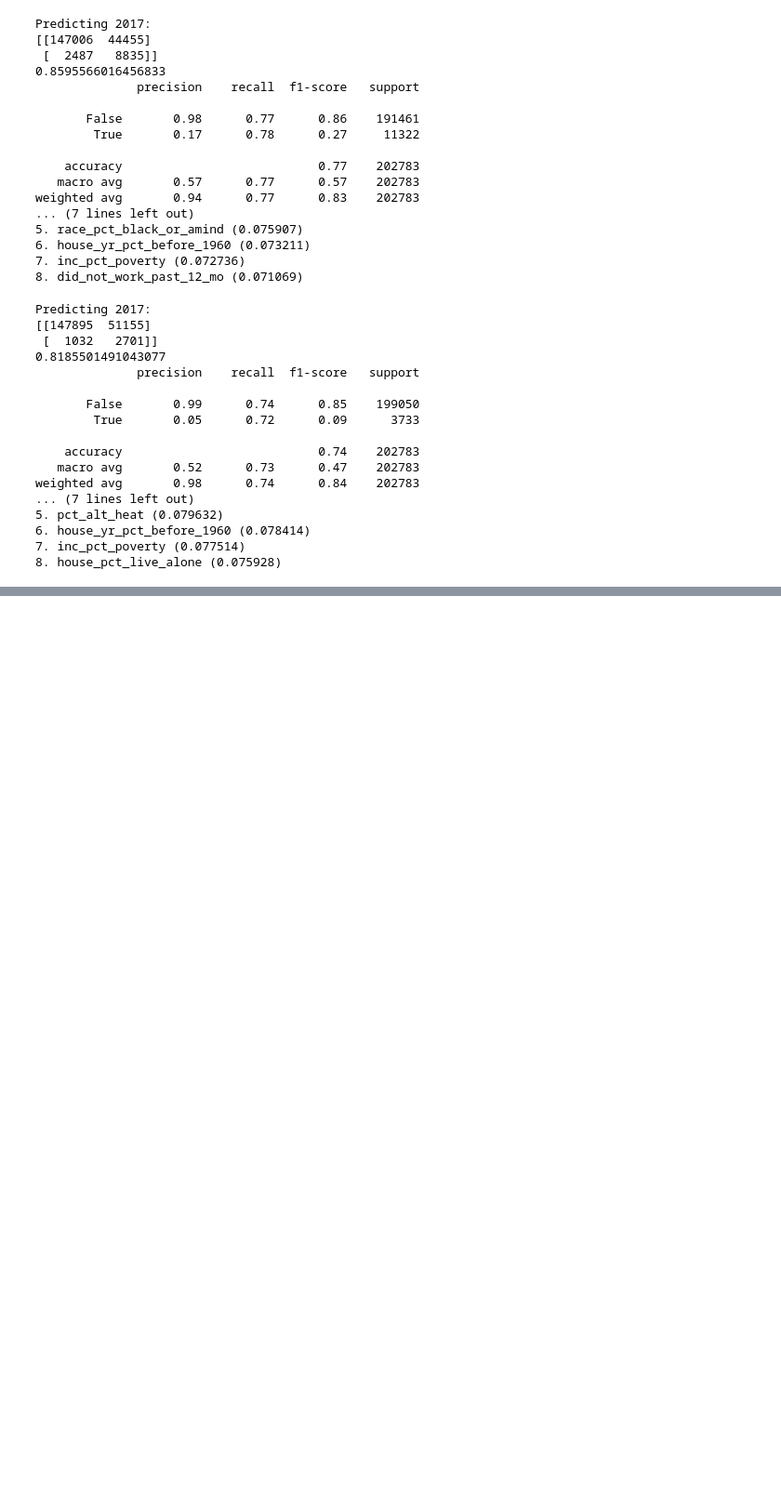
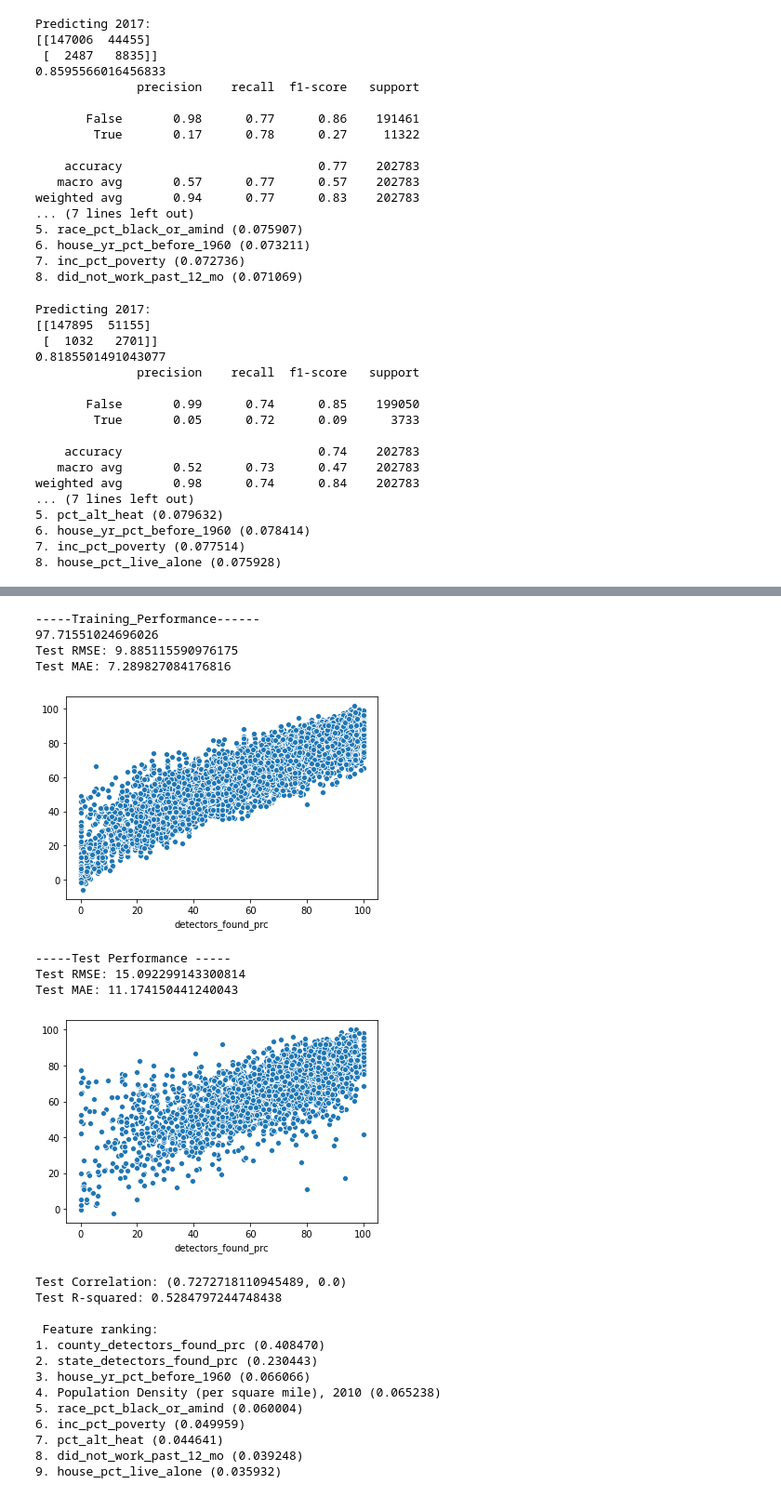
Before and after one commit to DataKind-DC/rcp2, a Jupyter notebook: testScript.ipynb, the cells around one changed output, grey strips where cells are left out. Shown at 93% size. Drawn from its saved outputs; the diff is of its cells as text; code cells hidden in the pictures; blank space fills up the shorter version.

Commit message:
Add SmokeDetector DL model to Outputs

```diff
--- a/testScript.ipynb
+++ b/testScript.ipynb
@@ -99,7 +82,30 @@ ARC =  DataLoaders.ARCPData()
 # %%
-Smoke = SmokeAlarmModels(ARC.data,ACS.data)
+Smoke = SmokeAlarmModels()
-# %%
-Smoke.train()
+# %%
+smoke_prediction = Smoke.trainModels(ARC,ACS,ACS_cols_to_use,utils.DATA['data'])
+# %% [output]
+-----Training_Performance------
+97.71551024696026
+Test RMSE: 9.885115590976175
+Test MAE: 7.289827084176816
+[figure, added]
+-----Test Performance -----
+Test RMSE: 15.092299143300814
+Test MAE: 11.174150441240043
+[figure, added]
+Test Correlation: (0.7272718110945489, 0.0)
+Test R-squared: 0.5284797244748438
+
+ Feature ranking:
+1. county_detectors_found_prc (0.408470)
+2. state_detectors_found_prc (0.230443)
+3. house_yr_pct_before_1960 (0.066066)
+4. Population Density (per square mile), 2010 (0.065238)
+5. race_pct_black_or_amind (0.060004)
+6. inc_pct_poverty (0.049959)
+7. pct_alt_heat (0.044641)
+8. did_not_work_past_12_mo (0.039248)
+9. house_pct_live_alone (0.035932)
 # %%
 out = NFIRS.fires.copy()
 out.columns =  'fires_per_1K_pop_' + out.columns
```
Also changed, not shown: parts of 13 cells of this notebook, 8 other files.
